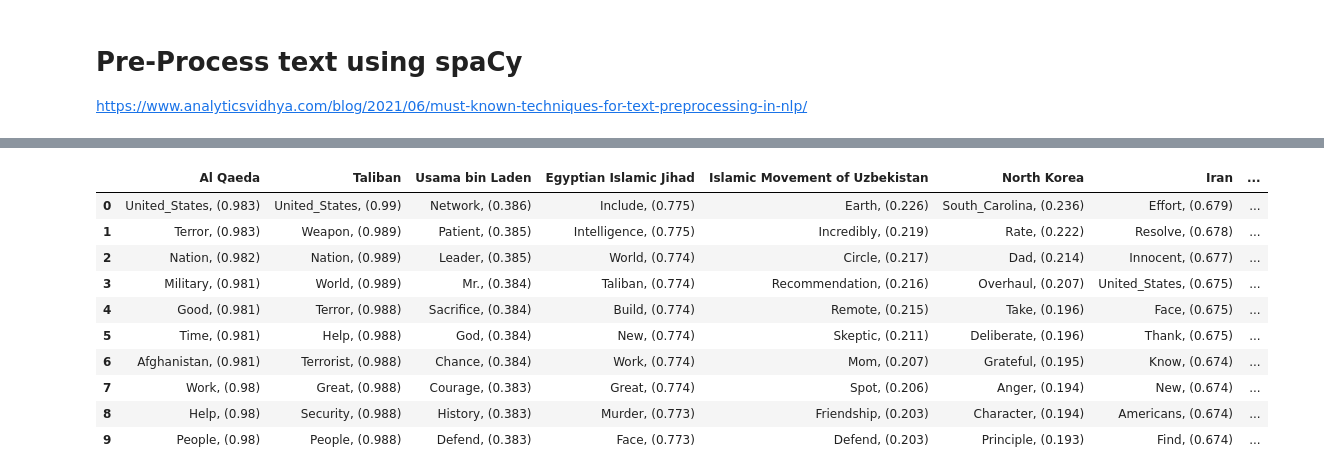
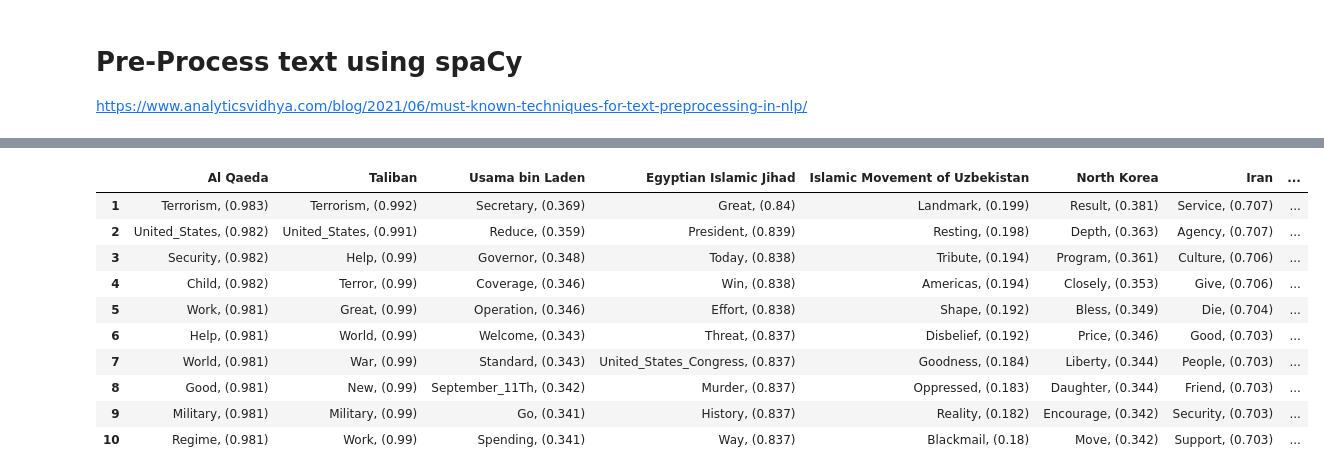
Before and after one commit to Fourthought/Hostile-Narrative-Analysis, a Jupyter notebook: Quantitative Analysis/Experiment 3 - Assessing Word Embeddings/Assessing word2vec.ipynb, the cells around one changed output, grey strips where cells are left out. Saved outputs shown, nothing was run; the diff lists cells and outputs as text; code cells hidden in the pictures.

```diff
--- a/Quantitative Analysis/Experiment 3 - Assessing Word Embeddings/Assessing word2vec.ipynb
+++ b/Quantitative Analysis/Experiment 3 - Assessing Word Embeddings/Assessing word2vec.ipynb
@@ -22,0 +23,11 @@ Wall time: 4.39 s
+# %%
+%%time
+ingroups = ['the United States', 'Americans']
+outgroups = ['Al Qaeda', 'Taliban', 'Usama bin Laden', 'Egyptian Islamic Jihad', 'Islamic Movement of Uzbekistan', 'North Korea', 'Iran', 'Iraq']
+seed_terms_good = ['friend', 'good']
+seed_terms_bad = ['enemy', 'terrorism', 'terrorist', 'terror', 'bad', 'evil', 'parasite']
+terms = ['Friend', 'Enemy', 'Terrorist', 'Good', 'Bad', 'Evil', 'Parasite']
+entities = ingroups + outgroups
+seed_terms = seed_terms_good + seed_terms_bad
+total = entities + seed_terms
+print(f'{len(total)} terms')
@@ -292,19 +424,18 @@ Wall time: 3.35 s
 # %%
-outgroups = ['Al Qaeda', 'Taliban', 'Usama bin Laden', 'Egyptian Islamic Jihad', 'Islamic Movement of Uzbekistan', 'North Korea', 'Iran', 'Iraq']
 # outgroups = ['The United States of America', 'Americans', 'al Qaeda', 'Taliban', 'Usama bin Laden', 'Egyptian Islamic Jihad', 'the Islamic Movement of Uzbekistan']
 
-df = doc_array.get_similar_terms(outgroups)
+df = model.get_similar_terms(outgroups)
 display(df)
 dfi.export(df, 'outgroup_terms.png')
 # %% [output]
 |  | Al Qaeda | Taliban | Usama bin Laden | Egyptian Islamic Jihad | Islamic Movement of Uzbekistan | North Korea | Iran | ... |
-| 0 | United_States, (0.983) | United_States, (0.99) | Network, (0.386) | Include, (0.775) | Earth, (0.226) | South_Carolina, (0.236) | Effort, (0.679) | ... |
-| 1 | Terror, (0.983) | Weapon, (0.989) | Patient, (0.385) | Intelligence, (0.775) | Incredibly, (0.219) | Rate, (0.222) | Resolve, (0.678) | ... |
-| 2 | Nation, (0.982) | Nation, (0.989) | Leader, (0.385) | World, (0.774) | Circle, (0.217) | Dad, (0.214) | Innocent, (0.677) | ... |
-| 3 | Military, (0.981) | World, (0.989) | Mr., (0.384) | Taliban, (0.774) | Recommendation, (0.216) | Overhaul, (0.207) | United_States, (0.675) | ... |
-| 4 | Good, (0.981) | Terror, (0.988) | Sacrifice, (0.384) | Build, (0.774) | Remote, (0.215) | Take, (0.196) | Face, (0.675) | ... |
-| 5 | Time, (0.981) | Help, (0.988) | God, (0.384) | New, (0.774) | Skeptic, (0.211) | Deliberate, (0.196) | Thank, (0.675) | ... |
-| 6 | Afghanistan, (0.981) | Terrorist, (0.988) | Chance, (0.384) | Work, (0.774) | Mom, (0.207) | Grateful, (0.195) | Know, (0.674) | ... |
-| 7 | Work, (0.98) | Great, (0.988) | Courage, (0.383) | Great, (0.774) | Spot, (0.206) | Anger, (0.194) | New, (0.674) | ... |
-| 8 | Help, (0.98) | Security, (0.988) | History, (0.383) | Murder, (0.773) | Friendship, (0.203) | Character, (0.194) | Americans, (0.674) | ... |
-| 9 | People, (0.98) | People, (0.988) | Defend, (0.383) | Face, (0.773) | Defend, (0.203) | Principle, (0.193) | Find, (0.674) | ... |
+| 1 | Terrorism, (0.983) | Terrorism, (0.992) | Secretary, (0.369) | Great, (0.84) | Landmark, (0.199) | Result, (0.381) | Service, (0.707) | ... |
+| 2 | United_States, (0.982) | United_States, (0.991) | Reduce, (0.359) | President, (0.839) | Resting, (0.198) | Depth, (0.363) | Agency, (0.707) | ... |
+| 3 | Security, (0.982) | Help, (0.99) | Governor, (0.348) | Today, (0.838) | Tribute, (0.194) | Program, (0.361) | Culture, (0.706) | ... |
+| 4 | Child, (0.982) | Terror, (0.99) | Coverage, (0.346) | Win, (0.838) | Americas, (0.194) | Closely, (0.353) | Give, (0.706) | ... |
+| 5 | Work, (0.981) | Great, (0.99) | Operation, (0.346) | Effort, (0.838) | Shape, (0.192) | Bless, (0.349) | Die, (0.704) | ... |
+| 6 | Help, (0.981) | World, (0.99) | Welcome, (0.343) | Threat, (0.837) | Disbelief, (0.192) | Price, (0.346) | Good, (0.703) | ... |
+| 7 | World, (0.981) | War, (0.99) | Standard, (0.343) | United_States_Congress, (0.837) | Goodness, (0.184) | Liberty, (0.344) | People, (0.703) | ... |
+| 8 | Good, (0.981) | New, (0.99) | September_11Th, (0.342) | Murder, (0.837) | Oppressed, (0.183) | Daughter, (0.344) | Friend, (0.703) | ... |
+| 9 | Military, (0.981) | Military, (0.99) | Go, (0.341) | History, (0.837) | Reality, (0.182) | Encourage, (0.342) | Security, (0.703) | ... |
+| 10 | Regime, (0.981) | Work, (0.99) | Spending, (0.341) | Way, (0.837) | Blackmail, (0.18) | Move, (0.342) | Support, (0.703) | ... |
```
Also changed, not shown: parts of 23 cells of this notebook, 11 other files.
